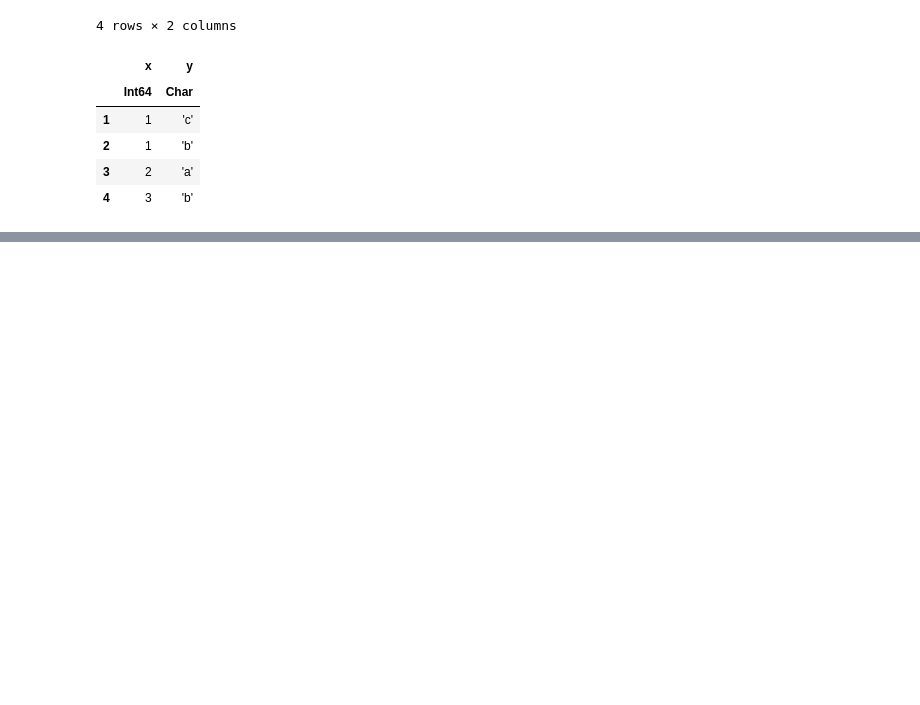
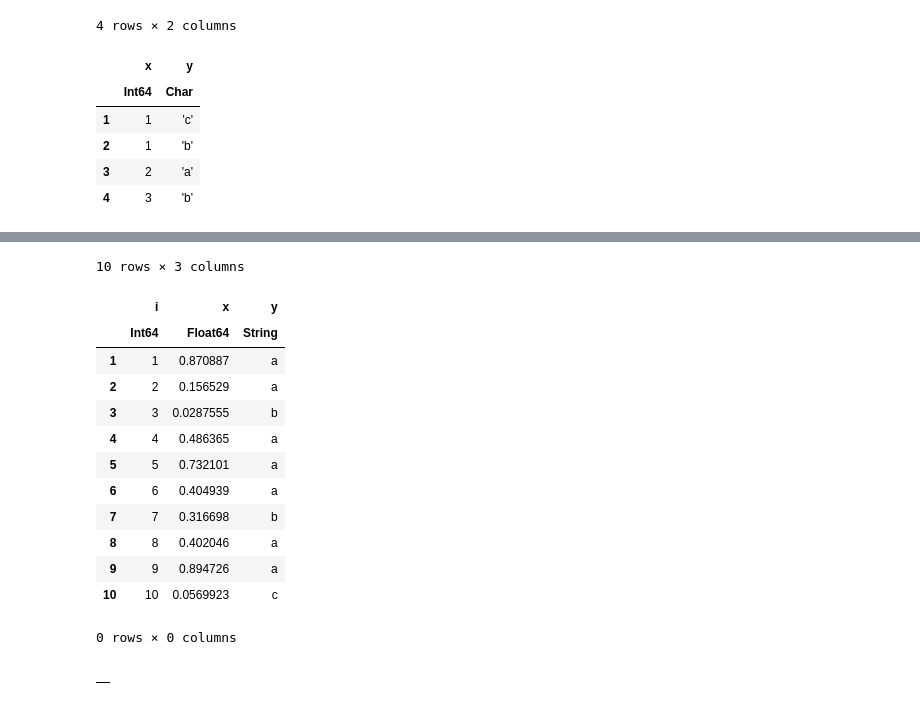
Before and after one commit to damiansp/julia, a Jupyter notebook: dsDocs/DataFrames/functions_2.py.ipynb, the cells around one changed output, grey strips where cells are left out. Cells and saved outputs as stored; diff of their text form; code cells hidden in the pictures; blank space fills up the shorter version.

```diff
--- a/dsDocs/DataFrames/functions_2.py.ipynb
+++ b/dsDocs/DataFrames/functions_2.py.ipynb
@@ -682,0 +701,25 @@ sort(df, [:x, order(:y, rev=true)])
+# %%
+unique(df, 1) # second arg is column
+# %% [output]
+10 rows × 3 columns
+|  | i | x | y |
+|  | Int64 | Float64 | String |
+| 1 | 1 | 0.870887 | a |
+| 2 | 2 | 0.156529 | a |
+| 3 | 3 | 0.0287555 | b |
+| 4 | 4 | 0.486365 | a |
+| 5 | 5 | 0.732101 | a |
+| 6 | 6 | 0.404939 | a |
+| 7 | 7 | 0.316698 | b |
+| 8 | 8 | 0.402046 | a |
+| 9 | 9 | 0.894726 | a |
+| 10 | 10 | 0.0569923 | c |
+# %%
+df1 = DataFrame(A=1:3, B=1:3)
+df2 = DataFrame(A=4:6, B=4:6)
+df3 = DataFrame(A=7:9, C=7:9)
+df4 = DataFrame()
+# %% [output]
+0 rows × 0 columns
+|  |
+|  |
```
Also changed, not shown: parts of 5 cells of this notebook.
